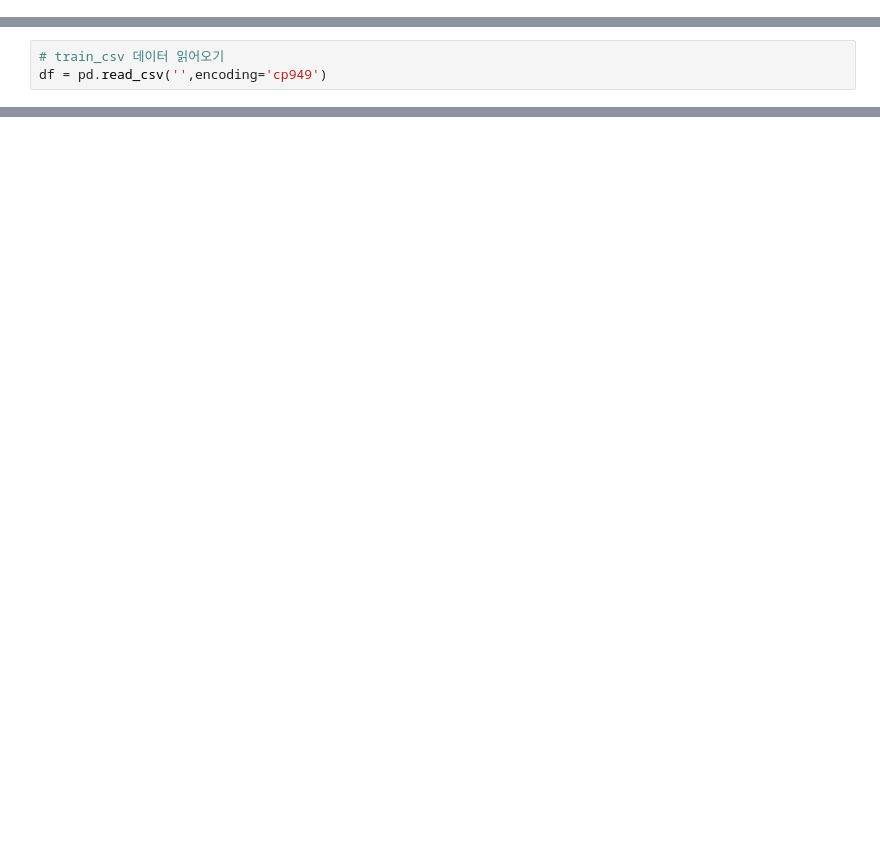
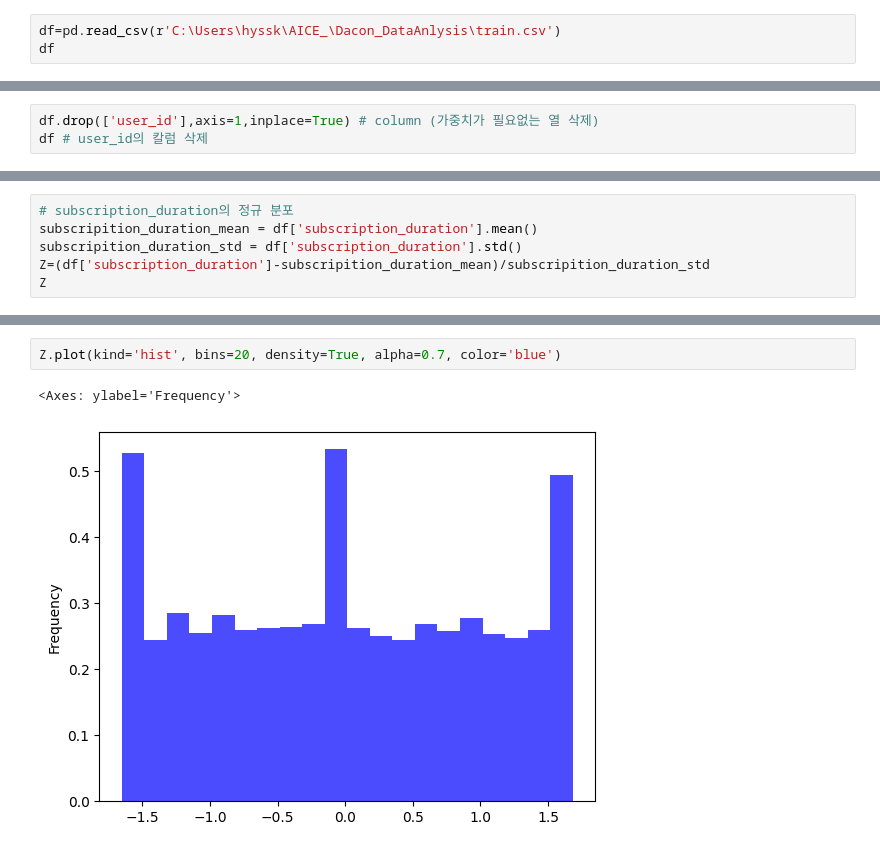
Before and after one commit to youse0ng/AICE_, a Jupyter notebook: Dacon_DataAnlysis/데이터_이해하기.ipynb, the cells around one changed output, grey strips where cells are left out. Saved outputs shown, nothing was run; the diff lists cells and outputs as text; blank space fills up the shorter version.

Commit message:
AICE

```diff
--- a/Dacon_DataAnlysis/데이터_이해하기.ipynb
+++ b/Dacon_DataAnlysis/데이터_이해하기.ipynb
@@ -4,2 +4,5 @@ import pandas as pd
 import matplotlib.pyplot as plt
 import seaborn as sns
+# %%
+df=pd.read_csv(r'C:\Users\hyssk\AICE_\Dacon_DataAnlysis\train.csv')
+df
@@ -40,3 +53,0 @@ f
-# %%
-# train_csv 데이터 읽어오기
-df = pd.read_csv('',encoding='cp949')
@@ -44,0 +54,3 @@ FileNotFoundError: [Errno 2] No such file or directory: 'Dacon_이용자구독
+# %%
+df.drop(['user_id'],axis=1,inplace=True) # column (가중치가 필요없는 열 삭제)
+df # user_id의 칼럼 삭제
@@ -44,0 +95,6 @@ FileNotFoundError: [Errno 2] No such file or directory: 'Dacon_이용자구독
+# %%
+# subscription_duration의 정규 분포
+subscripition_duration_mean = df['subscription_duration'].mean()
+subscripition_duration_std = df['subscription_duration'].std()
+Z=(df['subscription_duration']-subscripition_duration_mean)/subscripition_duration_std
+Z
@@ -44,0 +114,5 @@ FileNotFoundError: [Errno 2] No such file or directory: 'Dacon_이용자구독
+# %%
+Z.plot(kind='hist', bins=20, density=True, alpha=0.7, color='blue')
+# %% [output]
+<Axes: ylabel='Frequency'>
+[figure, added]
```
Also changed, not shown: parts of 28 cells of this notebook, 1 other file.
